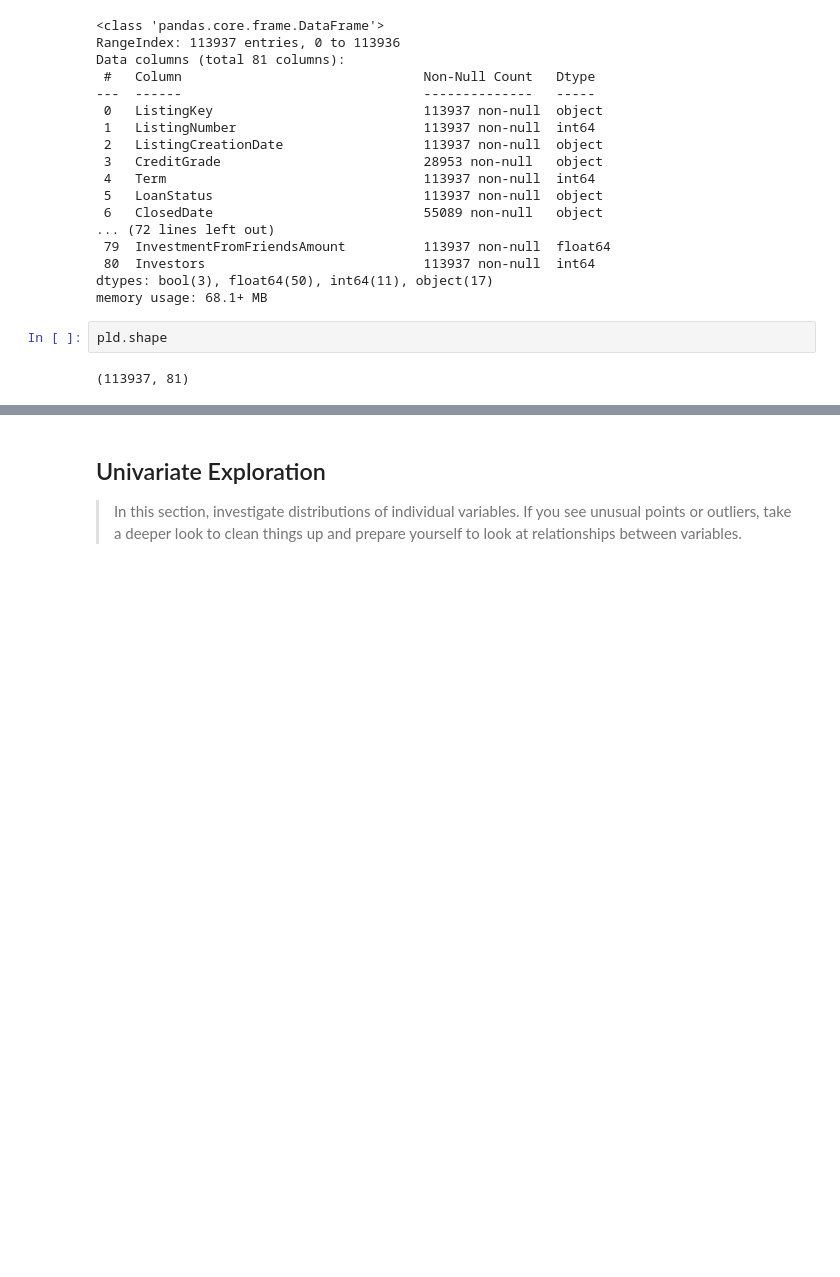
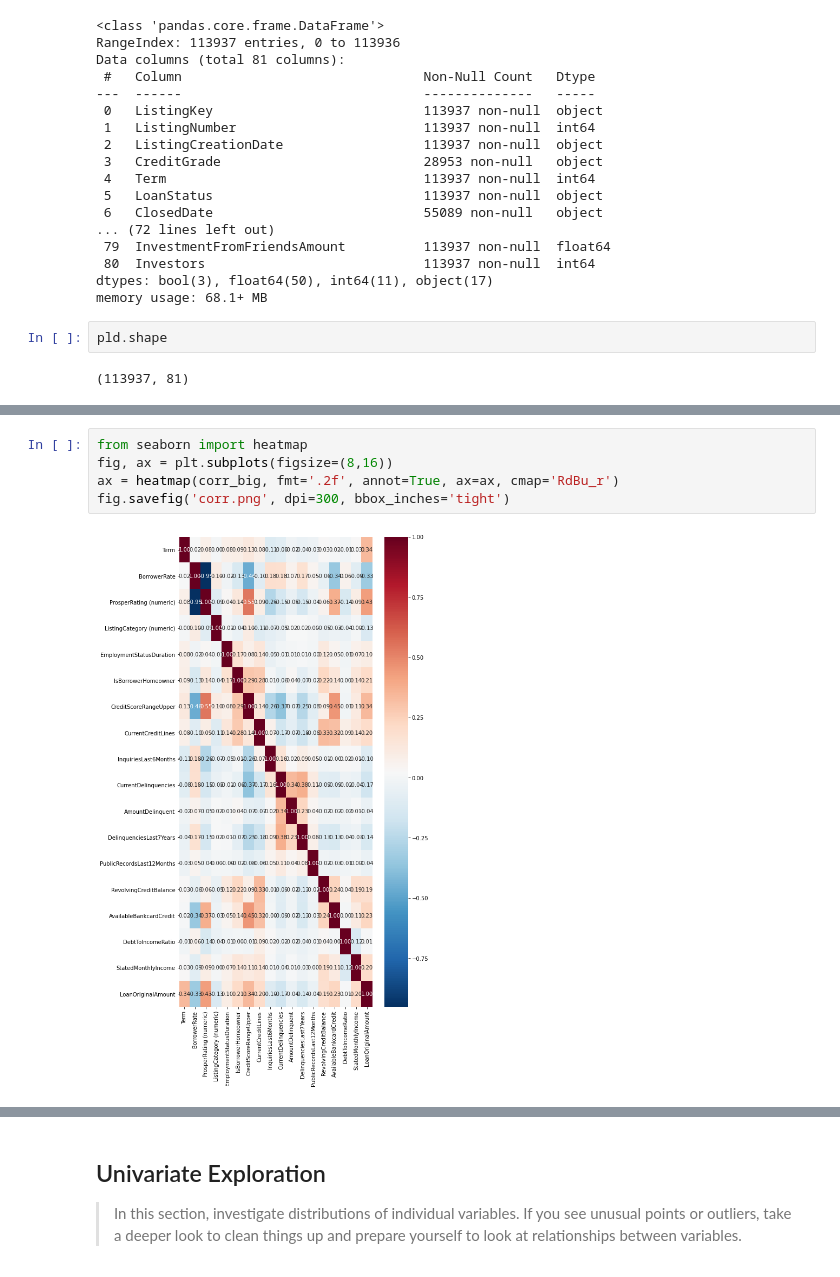
Before and after one commit to alf808/preposterous-octopus, a Jupyter notebook: exploratory_loan_data.ipynb, the cells around one changed output, grey strips where cells are left out. Drawn from its saved outputs; the diff is of its cells as text; blank space fills up the shorter version.

```diff
--- a/exploratory_loan_data.ipynb
+++ b/exploratory_loan_data.ipynb
@@ -68,0 +93,7 @@ pld.describe()
+# %%
+from seaborn import heatmap
+fig, ax = plt.subplots(figsize=(8,16))
+ax = heatmap(corr_big, fmt='.2f', annot=True, ax=ax, cmap='RdBu_r')
+fig.savefig('corr.png', dpi=300, bbox_inches='tight')
+# %% [output]
+[figure, added]
```
Also changed, not shown: parts of 56 cells of this notebook, 1 other file.
